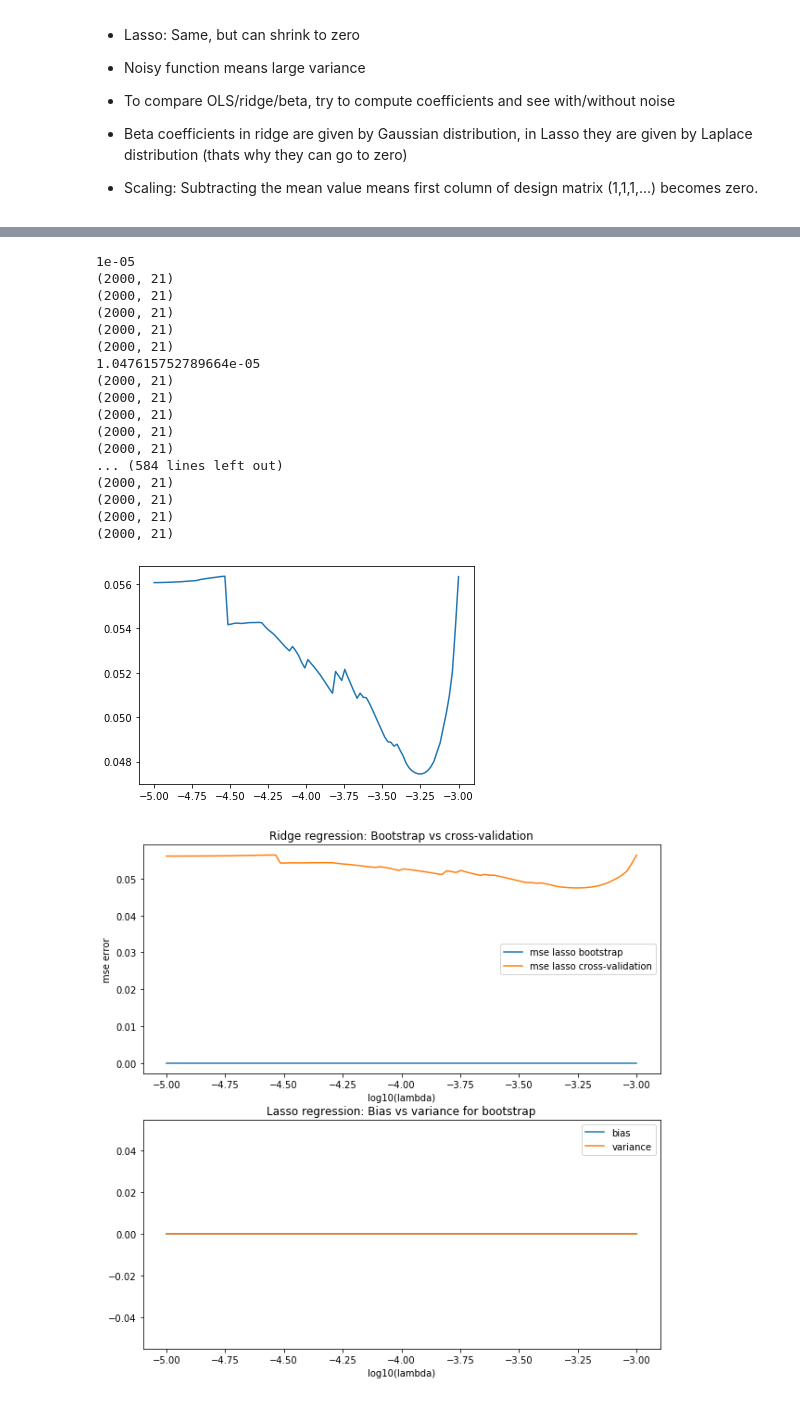
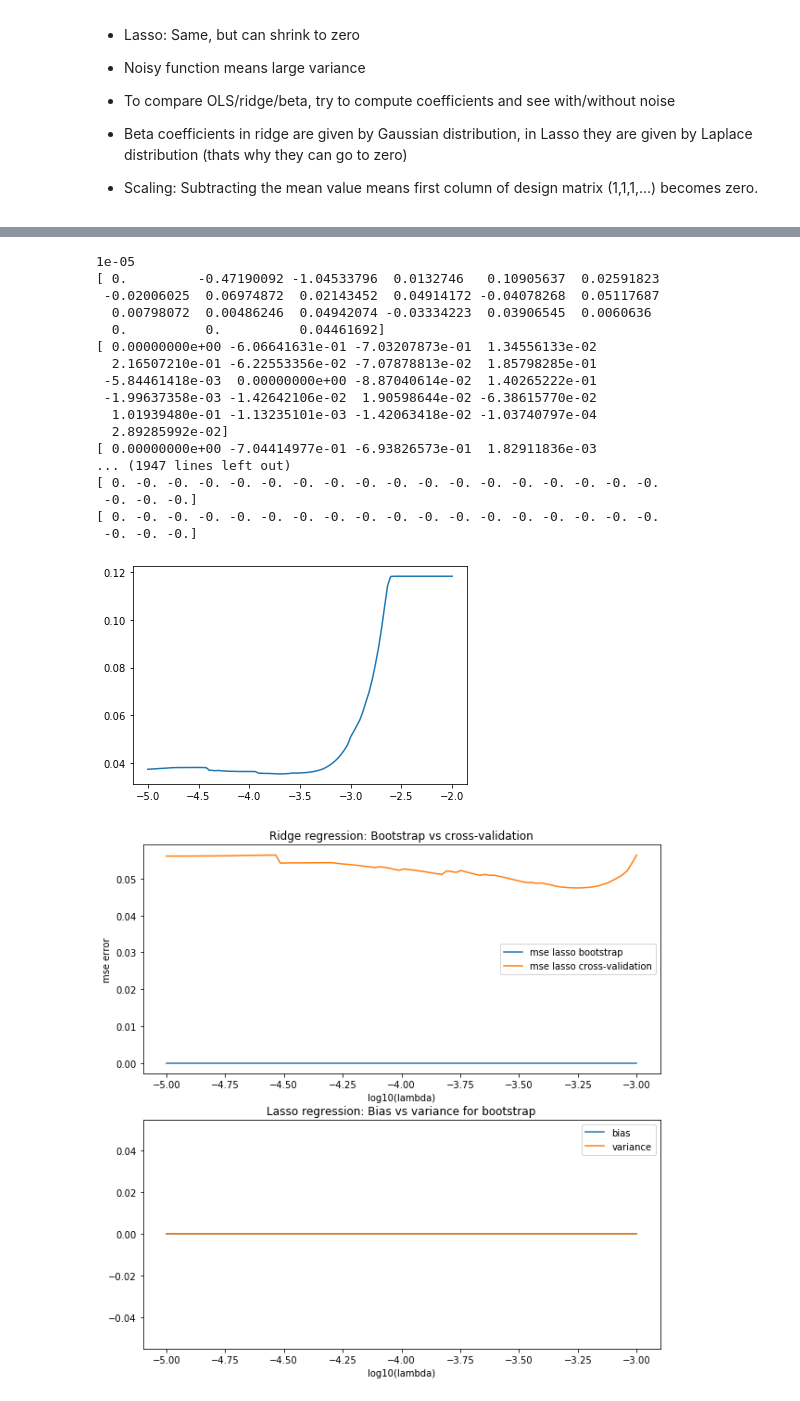
Before and after one commit to jornmarh/fys-stk4155, a Jupyter notebook: project1/project1-ad.ipynb, the cells around one changed output, grey strips where cells are left out. Saved outputs shown, nothing was run; the diff lists cells and outputs as text; code cells hidden in the pictures.

```diff
--- a/project1/project1-ad.ipynb
+++ b/project1/project1-ad.ipynb
@@ -433,59 +417,61 @@ y_flat = np.ravel(y_mesh)
 
 z = FrankeFunction(x_flat, y_flat)
 #z = z - np.mean(z)
 X = create_X(x_flat, y_flat, degree)
 #X = X - np.mean(X)
 
+
 nlambdas = 100
-lambdas = np.logspace(-5, -3, nlambdas)
+lambdas = np.logspace(-5, -2, nlambdas)
 k = 5
 kfold = KFold(n_splits = k)
 
 mse_lasso_bs = np.zeros(nlambdas)
 mse_lasso_cv = np.zeros(nlambdas)
 bias = np.zeros(nlambdas)
 variance = np.zeros(nlambdas)
 
 for i in range(nlambdas):
     lmd = lambdas[i]
     print(lmd)
     # Cross validation
     mse_cv = []
+    mse_bs = []
     lassoreg = Lasso(alpha=lmd, normalize = True, tol = 0.1)
     for train_indexes, test_indexes in kfold.split(X):
-        X_train = X[train_indexes]
-        X_test = X[test_indexes]
-        z_train = z[train_indexes]
-        z_test = z[test_indexes]
-        print(X_test.shape)
+        X_train_cv = X[train_indexes]
+        X_test_cv = X[test_indexes]
+        z_train_cv = z[train_indexes]
+        z_test_cv = z[test_indexes]
 
-        lassoreg.fit(X_train, z_train)
-        z_pred = lassoreg.predict(X_test)
+        lassoreg.fit(X_train_cv, z_train_cv)
+        z_pred_cv = lassoreg.predict(X_test_cv)
+        print(lassoreg.coef_)
 
-        mse_cv.append(mean_squared_error(z_test, z_pred))
+        mse_cv.append(mean_squared_error(z_test_cv, z_pred_cv))
     mse_lasso_cv[i] = np.mean(mse_cv)
 
 plt.plot(np.log10(lambdas), mse_lasso_cv)
 plt.show()
 # %% [output]
 1e-05
-(2000, 21)
-(2000, 21)
-(2000, 21)
-(2000, 21)
-(2000, 21)
-1.047615752789664e-05
-(2000, 21)
-(2000, 21)
-(2000, 21)
-(2000, 21)
-(2000, 21)
-... (584 lines left out)
-(2000, 21)
-(2000, 21)
-(2000, 21)
-(2000, 21)
+[ 0.         -0.47190092 -1.04533796  0.0132746   0.10905637  0.02591823
+ -0.02006025  0.06974872  0.02143452  0.04914172 -0.04078268  0.05117687
+  0.00798072  0.00486246  0.04942074 -0.03334223  0.03906545  0.0060636
+  0.          0.          0.04461692]
+[ 0.00000000e+00 -6.06641631e-01 -7.03207873e-01  1.34556133e-02
+  2.16507210e-01 -6.22553356e-02 -7.07878813e-02  1.85798285e-01
+ -5.84461418e-03  0.00000000e+00 -8.87040614e-02  1.40265222e-01
+ -1.99637358e-03 -1.42642106e-02  1.90598644e-02 -6.38615770e-02
+  1.01939480e-01 -1.13235101e-03 -1.42063418e-02 -1.03740797e-04
+  2.89285992e-02]
+[ 0.00000000e+00 -7.04414977e-01 -6.93826573e-01  1.82911836e-03
+... (1947 lines left out)
+[ 0. -0. -0. -0. -0. -0. -0. -0. -0. -0. -0. -0. -0. -0. -0. -0. -0. -0.
+ -0. -0. -0.]
+[ 0. -0. -0. -0. -0. -0. -0. -0. -0. -0. -0. -0. -0. -0. -0. -0. -0. -0.
+ -0. -0. -0.]
-[figure, old version]
+[figure, new version]
 # %%
 fig,ax = plt.subplots(2, figsize=(10,10))
 ax[0].plot(np.log10(lambdas), mse_lasso_bs, label='mse lasso bootstrap')
```
Also changed, not shown: parts of 8 cells of this notebook.
